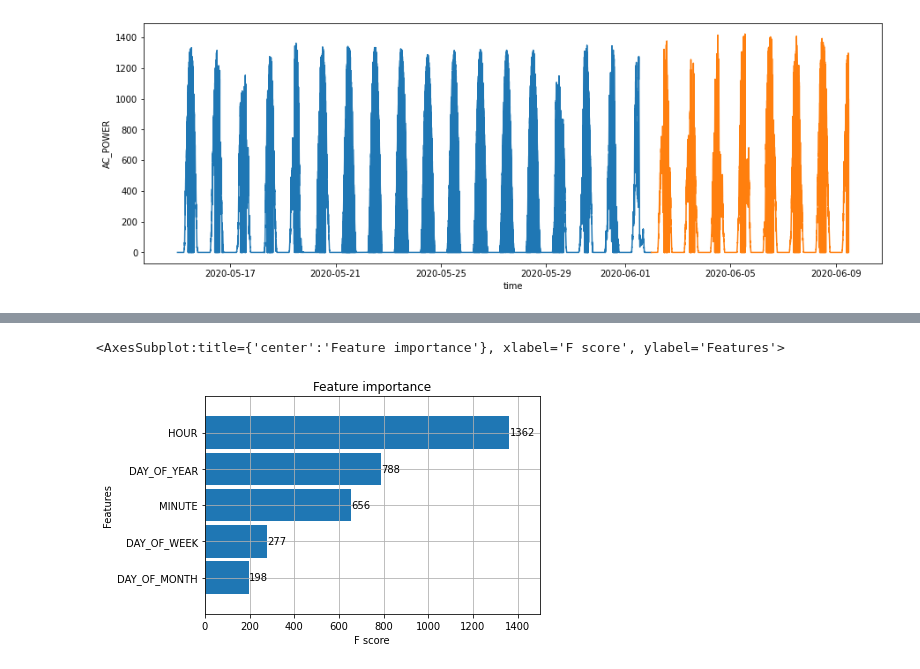
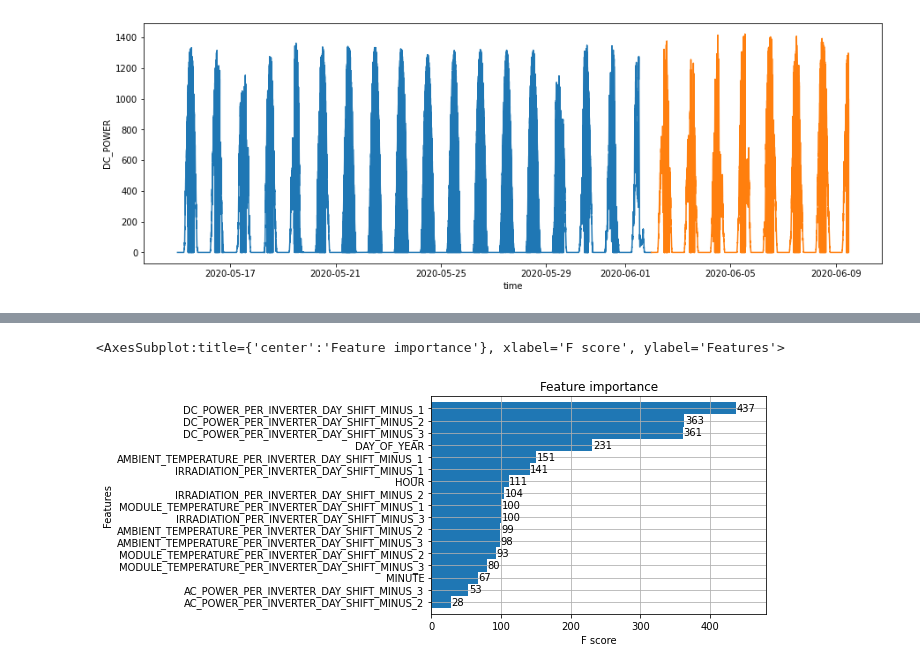
Before and after one commit to marttipraks/ML2020-p26, a Jupyter notebook: Analysis/02_XGBoost_v3.ipynb, the cells around one changed output, grey strips where cells are left out. Saved outputs shown, nothing was run; the diff lists cells and outputs as text; code cells hidden in the pictures.

```diff
--- a/Analysis/02_XGBoost_v3.ipynb
+++ b/Analysis/02_XGBoost_v3.ipynb
@@ -34,10 +24,0 @@ def calculate_previous_w_general_mean(df, w, shift_periods, column, source_key):
-# %%
-import numpy as np
-grouped_by_date_time_mean = train_data.groupby(train_data['DATE_TIME']).mean()
-for k in np.arange(0, len(train_data), 1):
-    train_data.loc[k+1] = grouped_by_date_time_mean[(grouped_by_date_time_mean.index == train_data['DATE_TIME'][k])]['AC_POWER']
-#                            )] for k in train_data]
-# %%
-for k in train_data['SOURCE_KEY'].unique():
-    train_data.loc[train_data.SOURCE_KEY==k,'AC_POWER_1_DAY_AGO_SAME_TIME'] = calculate_previous_w_mean(train_data, 1, 96, 'AC_POWER', k)
-    train_data.loc[train_data.SOURCE_KEY==k,'AC_POWER_1_DAY_AGO_96_PERIOD_MEAN'] = calculate_previous_w_mean(train_data, 96, 96, 'AC_POWER', k)
@@ -68,3 +31,22 @@ train_columns = ['DATE_TIME','DATE','HOUR','MINUTE','DAY_OF_YEAR','DAY_OF_WEEK',
+# %%
+train_columns = [
+       'HOUR',
+       'MINUTE',
+       'DAY_OF_YEAR',
+       'AMBIENT_TEMPERATURE_PER_INVERTER_DAY_SHIFT_MINUS_1',
+       'MODULE_TEMPERATURE_PER_INVERTER_DAY_SHIFT_MINUS_1',
+       'IRRADIATION_PER_INVERTER_DAY_SHIFT_MINUS_1',
+       'DC_POWER_PER_INVERTER_DAY_SHIFT_MINUS_1',
+       'DC_POWER_PER_INVERTER_DAY_SHIFT_MINUS_2',
+       'AC_POWER_PER_INVERTER_DAY_SHIFT_MINUS_2',
+       'AMBIENT_TEMPERATURE_PER_INVERTER_DAY_SHIFT_MINUS_2',
+       'MODULE_TEMPERATURE_PER_INVERTER_DAY_SHIFT_MINUS_2',
+       'IRRADIATION_PER_INVERTER_DAY_SHIFT_MINUS_2',
+       'DC_POWER_PER_INVERTER_DAY_SHIFT_MINUS_3',
+       'AC_POWER_PER_INVERTER_DAY_SHIFT_MINUS_3',
+       'AMBIENT_TEMPERATURE_PER_INVERTER_DAY_SHIFT_MINUS_3',
+       'MODULE_TEMPERATURE_PER_INVERTER_DAY_SHIFT_MINUS_3',
+       'IRRADIATION_PER_INVERTER_DAY_SHIFT_MINUS_3']
 # %%
 plt.figure(figsize=(15,5))
 plt.xlabel('time')
@@ -76,13 +58,11 @@ plt.show()
 [figure]
 # %%
 import numpy as np
-train_features = ['HOUR','MINUTE','DAY_OF_YEAR','DAY_OF_WEEK','MONTH','DAY_OF_MONTH']
-predict_column = 'AC_POWER'
+predict_column = 'DC_POWER'
 prediction_models = []
-for source_key in np.arange(0,len(unique_source_keys),1):
-    reg = xgb.XGBRegressor(n_estimators=1000)
-    reg.fit(trainSourceKeyDataFrames[source_key][train_features], trainSourceKeyDataFrames[source_key][predict_column],
-        eval_set=[(trainSourceKeyDataFrames[source_key][train_features], trainSourceKeyDataFrames[source_key][predict_column]), (validSourceKeyDataFrames[source_key][train_features], validSourceKeyDataFrames[source_key][predict_column])],
+reg = xgb.XGBRegressor(n_estimators=10000)
+reg.fit(pred_train[train_columns], pred_train[predict_column],
+        eval_set=[(pred_train[train_columns], pred_train[predict_column]), (pred_test[train_columns], pred_test[predict_column])],
         early_stopping_rounds=50, #stop if 50 consequent rounds without decrease of error
-        verbose=False)
-    prediction_models.append(reg)
+        verbose=True)
+prediction_models.append(reg)
@@ -89,5 +87,5 @@ for source_key in np.arange(0,len(unique_source_keys),1):
 # %%
-xgb.plot_importance(prediction_models[0], height=0.9)
+xgb.plot_importance(reg, height=1)
 # %% [output]
 <AxesSubplot:title={'center':'Feature importance'}, xlabel='F score', ylabel='Features'>
-[figure, old version]
+[figure, new version]
```
Also changed, not shown: parts of 18 cells of this notebook.
